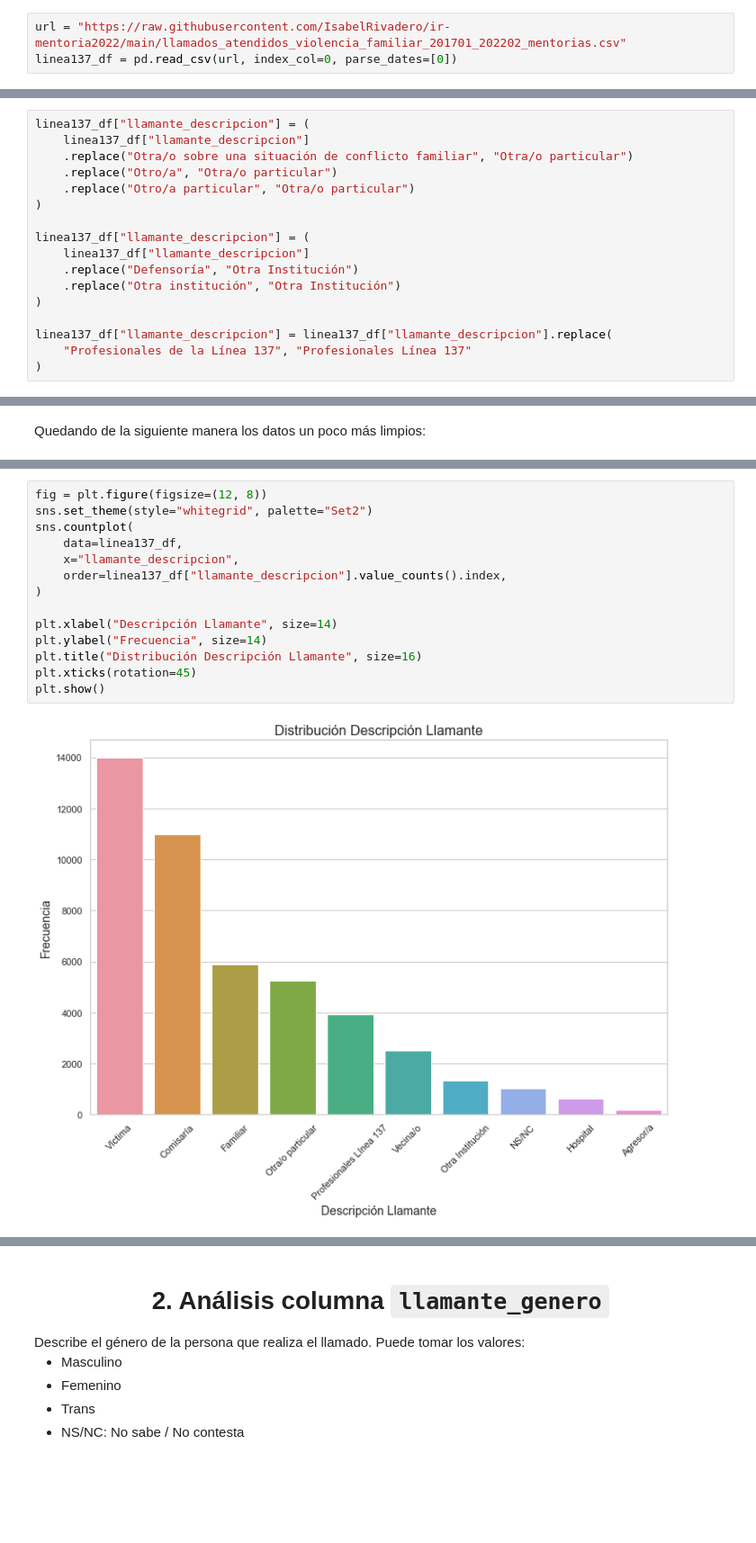
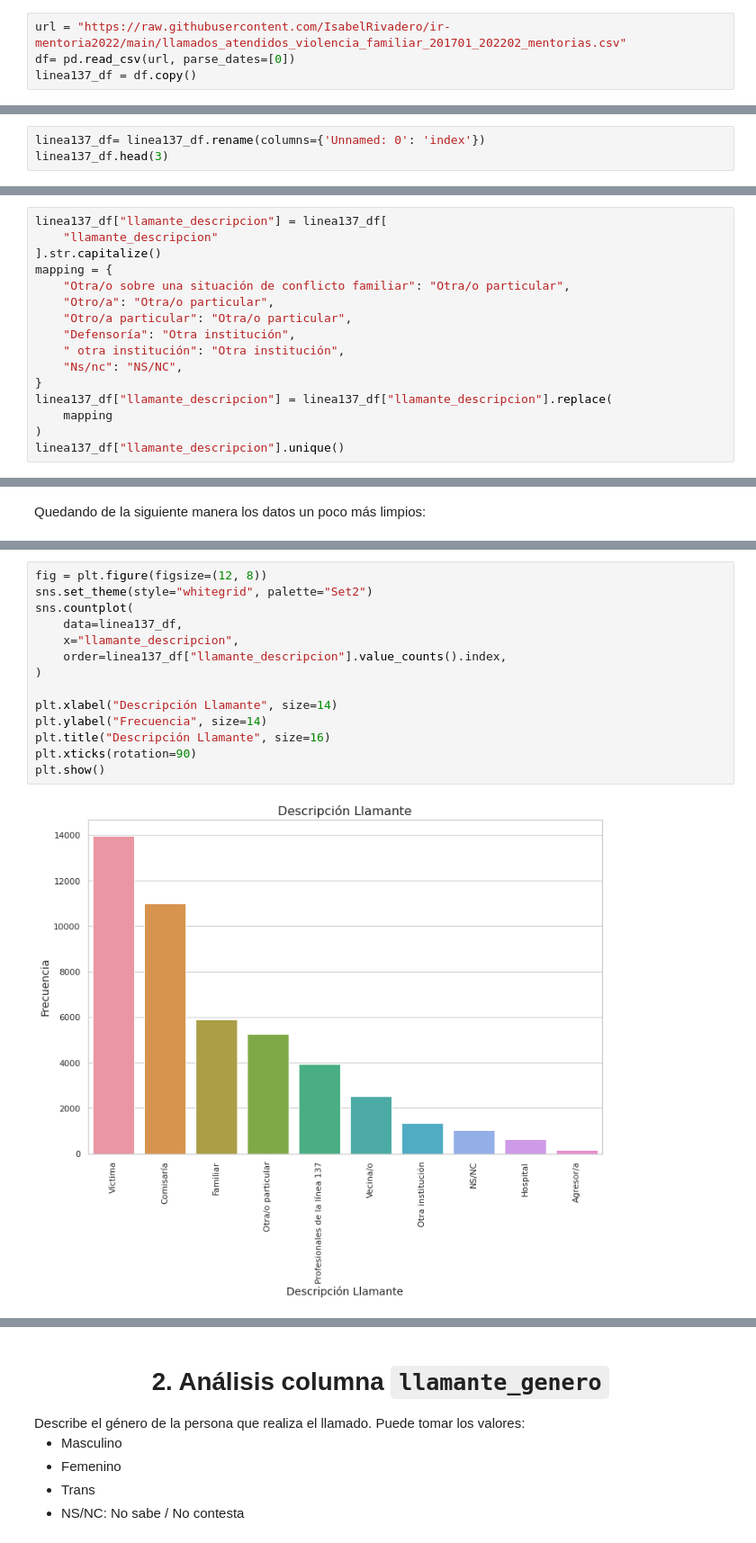
Before and after one commit to eleanarinaudo/Linea-137-Diplo2022, a Jupyter notebook: Análisis y Visualización de Datos/AyV_Linea_137.ipynb, the cells around one changed output, grey strips where cells are left out. Shown at 90% size. Drawn from its saved outputs; the diff is of its cells as text; blank space fills up the shorter version.

```diff
--- a/Análisis y Visualización de Datos/AyV_Linea_137.ipynb
+++ b/Análisis y Visualización de Datos/AyV_Linea_137.ipynb
@@ -105,7 +105,8 @@ Detalle de los llamados de todo el país atendidos por las y los profesionales d
 Para poder leer nuestro dataset necesitamos descargarlo desde el [Repositorio de la Mentoría](https://github.com/IsabelRivadero/ir-mentoria2022).
 # %%
 url = "https://raw.githubusercontent.com/IsabelRivadero/ir-mentoria2022/main/llamados_atendidos_violencia_familiar_201701_202202_mentorias.csv"
-linea137_df = pd.read_csv(url, index_col=0, parse_dates=[0])
+df= pd.read_csv(url, parse_dates=[0])
+linea137_df = df.copy()
 # %% [markdown]
 Creamos el DataFrame que lo asignamos con la variable `linea137_df` y, además, usamos el método `pd.read_csv` que lee el dataset en Dataframe.
 # %% [markdown]
@@ -121,0 +114,3 @@ linea137_df.head()
+# %%
+linea137_df= linea137_df.rename(columns={'Unnamed: 0': 'index'})
+linea137_df.head(3)
@@ -232,17 +237,16 @@ Se observan datos sucios, repetidos en distinto orden. Por lo tanto se procede a
 # %%
-linea137_df["llamante_descripcion"] = (
-    linea137_df["llamante_descripcion"]
-    .replace("Otra/o sobre una situación de conflicto familiar", "Otra/o particular")
-    .replace("Otro/a", "Otra/o particular")
-    .replace("Otro/a particular", "Otra/o particular")
+linea137_df["llamante_descripcion"] = linea137_df[
+    "llamante_descripcion"
+].str.capitalize()
+mapping = {
+    "Otra/o sobre una situación de conflicto familiar": "Otra/o particular",
+    "Otro/a": "Otra/o particular",
+    "Otro/a particular": "Otra/o particular",
+    "Defensoría": "Otra institución",
+    " otra institución": "Otra institución",
+    "Ns/nc": "NS/NC",
+}
+linea137_df["llamante_descripcion"] = linea137_df["llamante_descripcion"].replace(
+    mapping
 )
-
-linea137_df["llamante_descripcion"] = (
-    linea137_df["llamante_descripcion"]
-    .replace("Defensoría", "Otra Institución")
-    .replace("Otra institución", "Otra Institución")
-)
-
-linea137_df["llamante_descripcion"] = linea137_df["llamante_descripcion"].replace(
-    "Profesionales de la Línea 137", "Profesionales Línea 137"
-)
+linea137_df["llamante_descripcion"].unique()
@@ -267,16 +275,16 @@ Creamos un **histograma** para estudiar la distribución de **descripción del l
 # %%
 fig = plt.figure(figsize=(12, 8))
 sns.set_theme(style="whitegrid", palette="Set2")
 sns.countplot(
     data=linea137_df,
     x="llamante_descripcion",
     order=linea137_df["llamante_descripcion"].value_counts().index,
 )
 
 plt.xlabel("Descripción Llamante", size=14)
 plt.ylabel("Frecuencia", size=14)
-plt.title("Distribución Descripción Llamante", size=16)
-plt.xticks(rotation=45)
+plt.title("Descripción Llamante", size=16)
+plt.xticks(rotation=90)
 plt.show()
 # %% [output]
-[figure, old version]
+[figure, new version]
```
Also changed, not shown: parts of 134 cells of this notebook.
